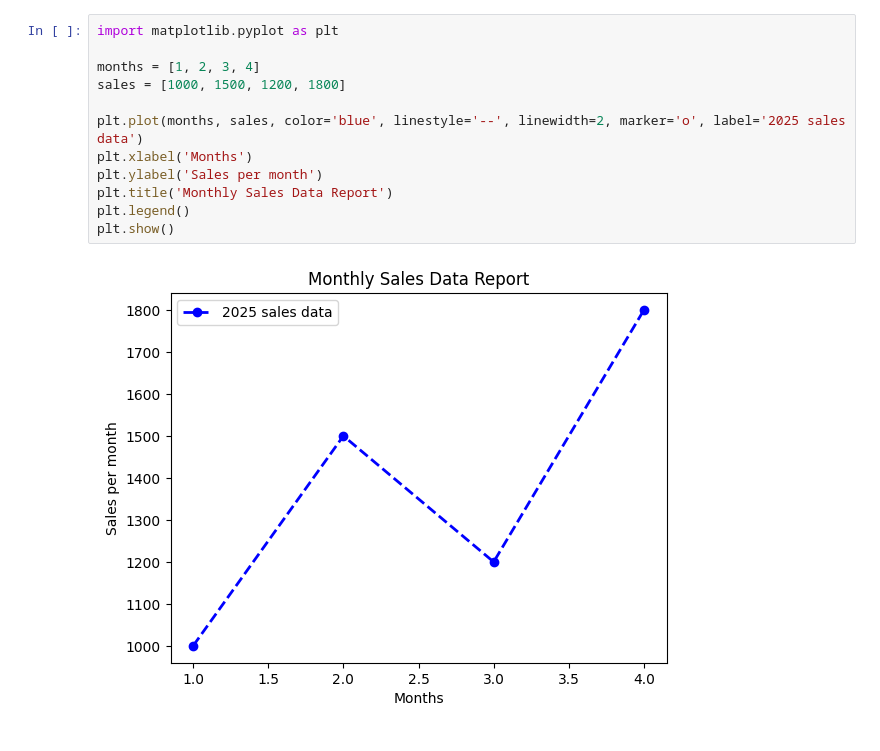
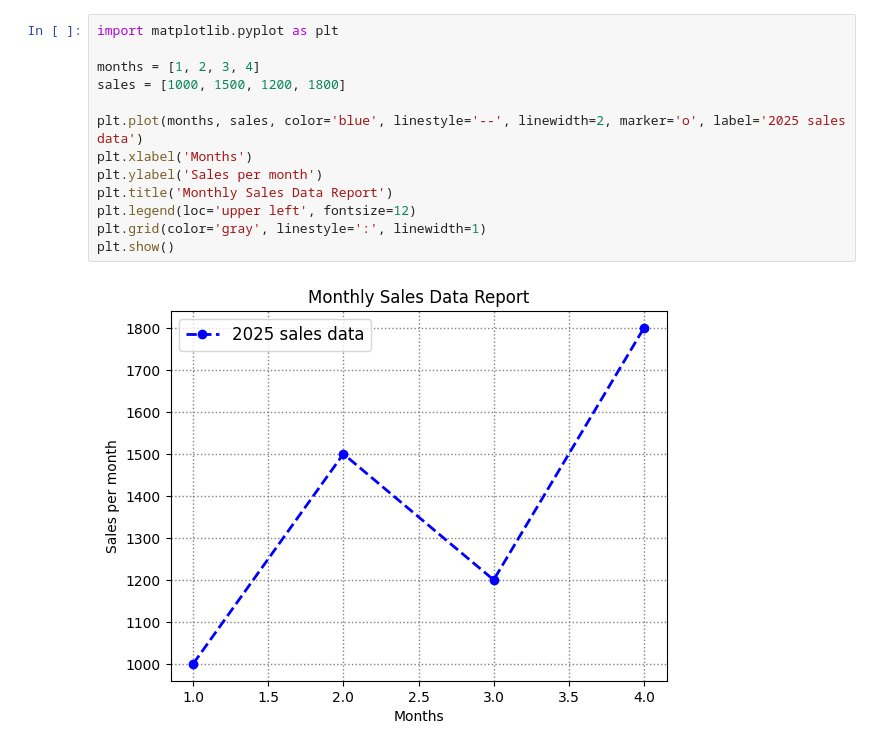
Before and after one commit to sangitgyawali/learning_matplotlib, a Jupyter notebook: plotfunctions.ipynb, the cells around one changed output. Saved outputs shown, nothing was run; the diff lists cells and outputs as text.

Commit message:
Adding legend and grid in graph

```diff
--- a/plotfunctions.ipynb
+++ b/plotfunctions.ipynb
@@ -1,14 +1,15 @@
 # %%
 import matplotlib.pyplot as plt
 
 months = [1, 2, 3, 4]
 sales = [1000, 1500, 1200, 1800]
 
 plt.plot(months, sales, color='blue', linestyle='--', linewidth=2, marker='o', label='2025 sales data')
 plt.xlabel('Months')
 plt.ylabel('Sales per month')
 plt.title('Monthly Sales Data Report')
-plt.legend()
+plt.legend(loc='upper left', fontsize=12)
+plt.grid(color='gray', linestyle=':', linewidth=1)
 plt.show()
 # %% [output]
-[figure, old version]
+[figure, new version]
```
